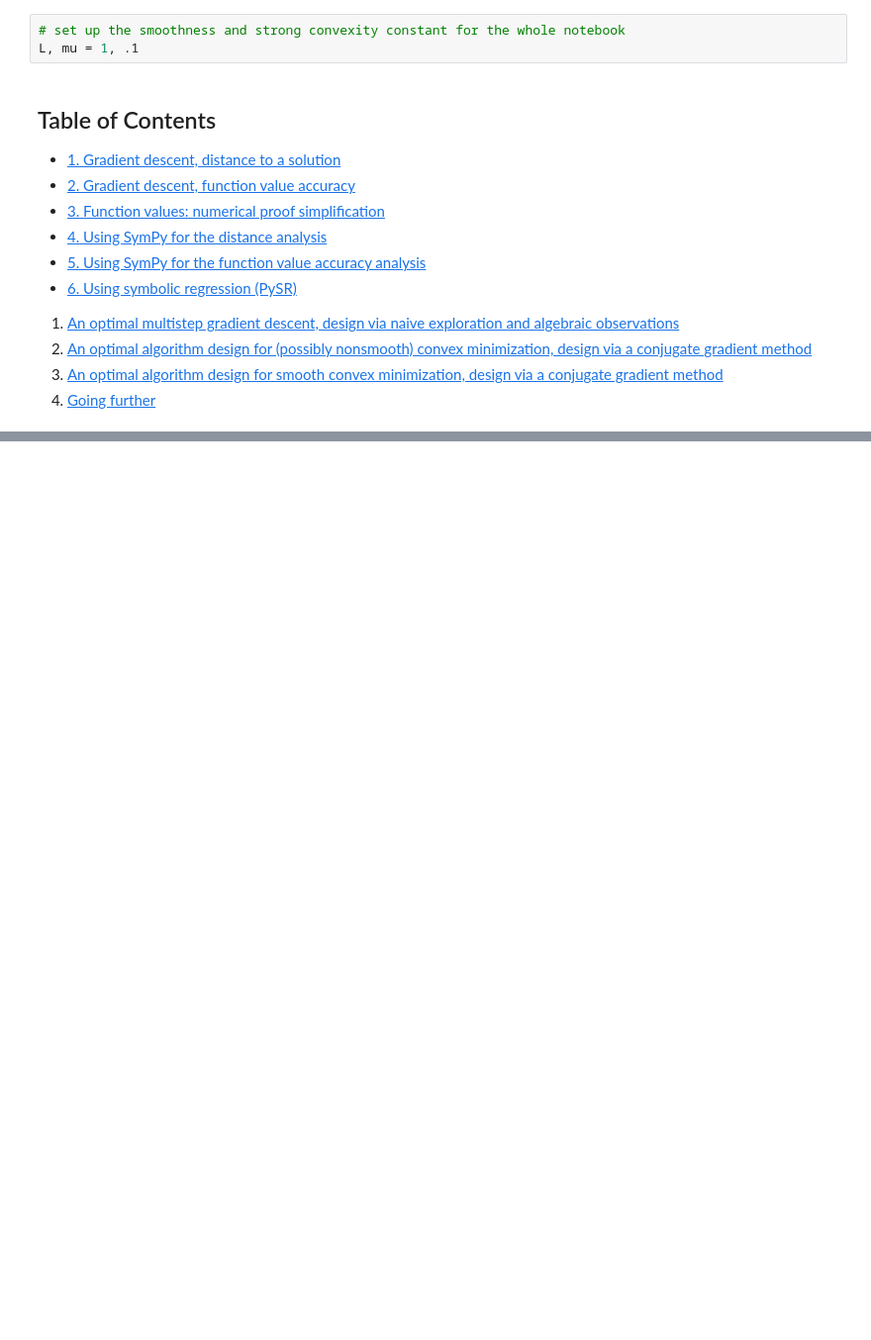
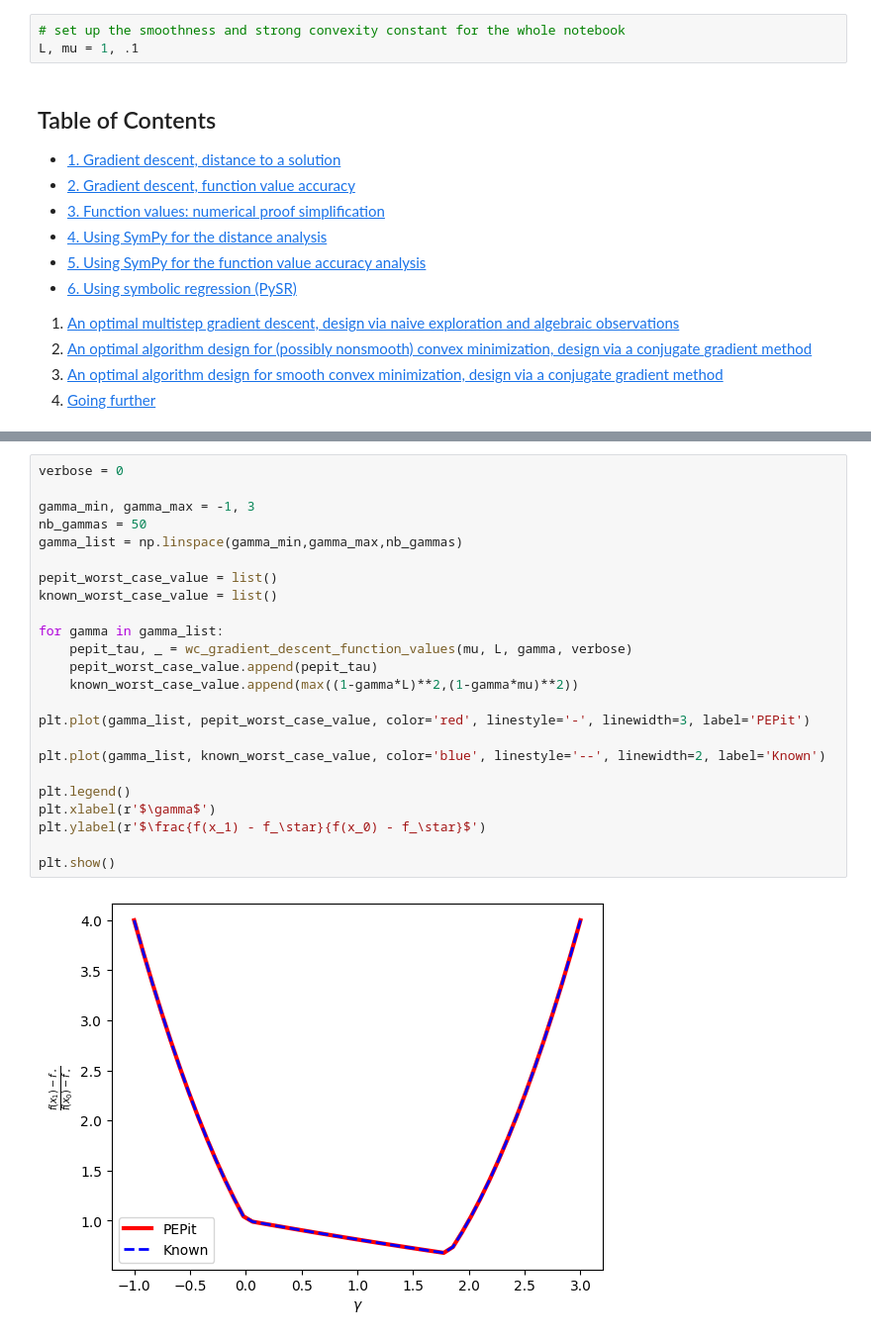
Before and after one commit to PerformanceEstimation/Tutorial-SIAM-OP26, a Jupyter notebook: Part 3 - Dual, proofs, and design/SIAM_MT_Part2.ipynb, the cells around one changed output, grey strips where cells are left out. Shown at 99% size. Saved outputs shown, nothing was run; the diff lists cells and outputs as text; blank space fills up the shorter version.

```diff
--- a/Part 3 - Dual, proofs, and design/SIAM_MT_Part2.ipynb
+++ b/Part 3 - Dual, proofs, and design/SIAM_MT_Part2.ipynb
@@ -59,0 +337,26 @@ We start by a direct attempt: fix class parameters $L,\mu$ (chosen above) and ex
+# %%
+verbose = 0
+
+gamma_min, gamma_max = -1, 3
+nb_gammas = 50
+gamma_list = np.linspace(gamma_min,gamma_max,nb_gammas)
+
+pepit_worst_case_value = list()
+known_worst_case_value = list()
+
+for gamma in gamma_list:
+    pepit_tau, _ = wc_gradient_descent_function_values(mu, L, gamma, verbose)
+    pepit_worst_case_value.append(pepit_tau)
+    known_worst_case_value.append(max((1-gamma*L)**2,(1-gamma*mu)**2))
+
+plt.plot(gamma_list, pepit_worst_case_value, color='red', linestyle='-', linewidth=3, label='PEPit')
+
+plt.plot(gamma_list, known_worst_case_value, color='blue', linestyle='--', linewidth=2, label='Known')
+
+plt.legend()
+plt.xlabel(r'$\gamma$')
+plt.ylabel(r'$\frac{f(x_1) - f_\star}{f(x_0) - f_\star}$')
+
+plt.show()
+# %% [output]
+[figure, added]
```
Also changed, not shown: parts of 43 cells of this notebook, 4 other files.
